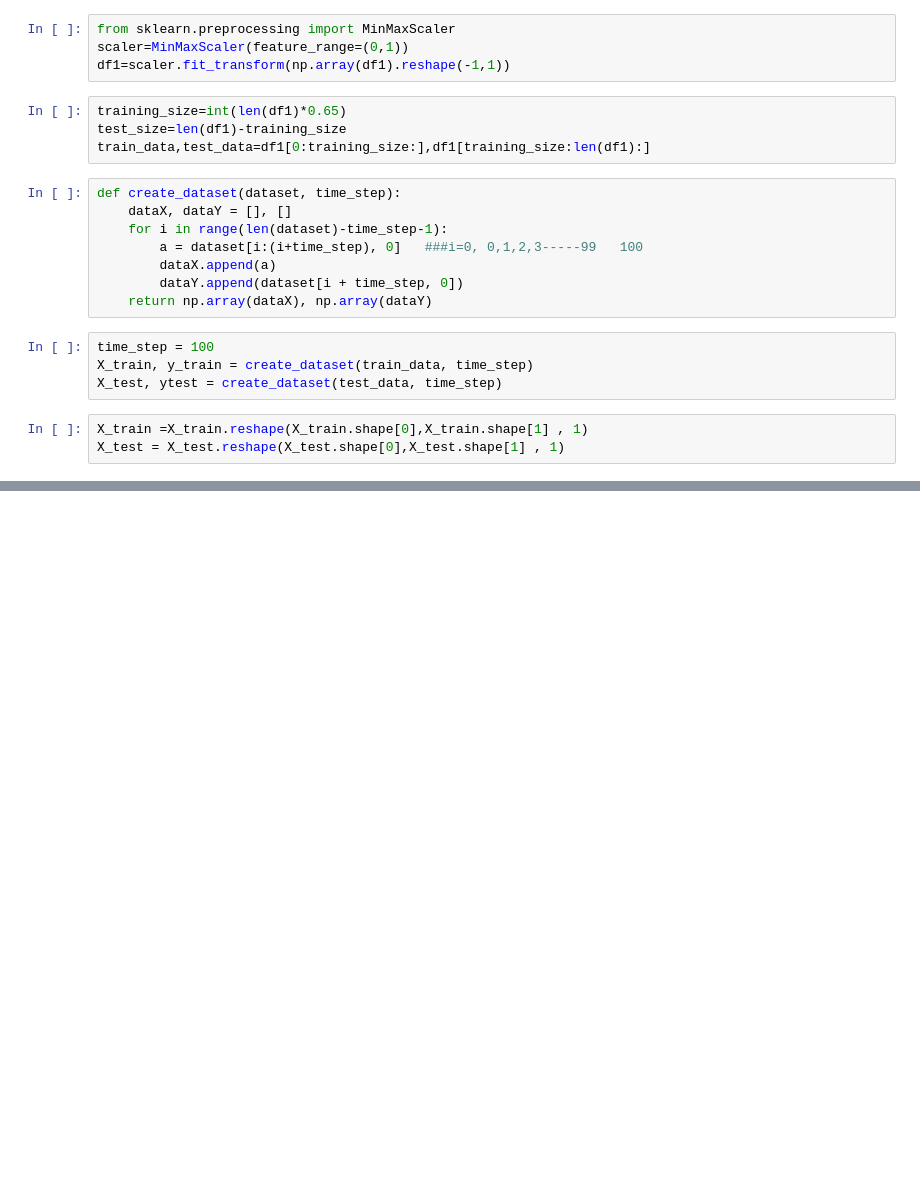
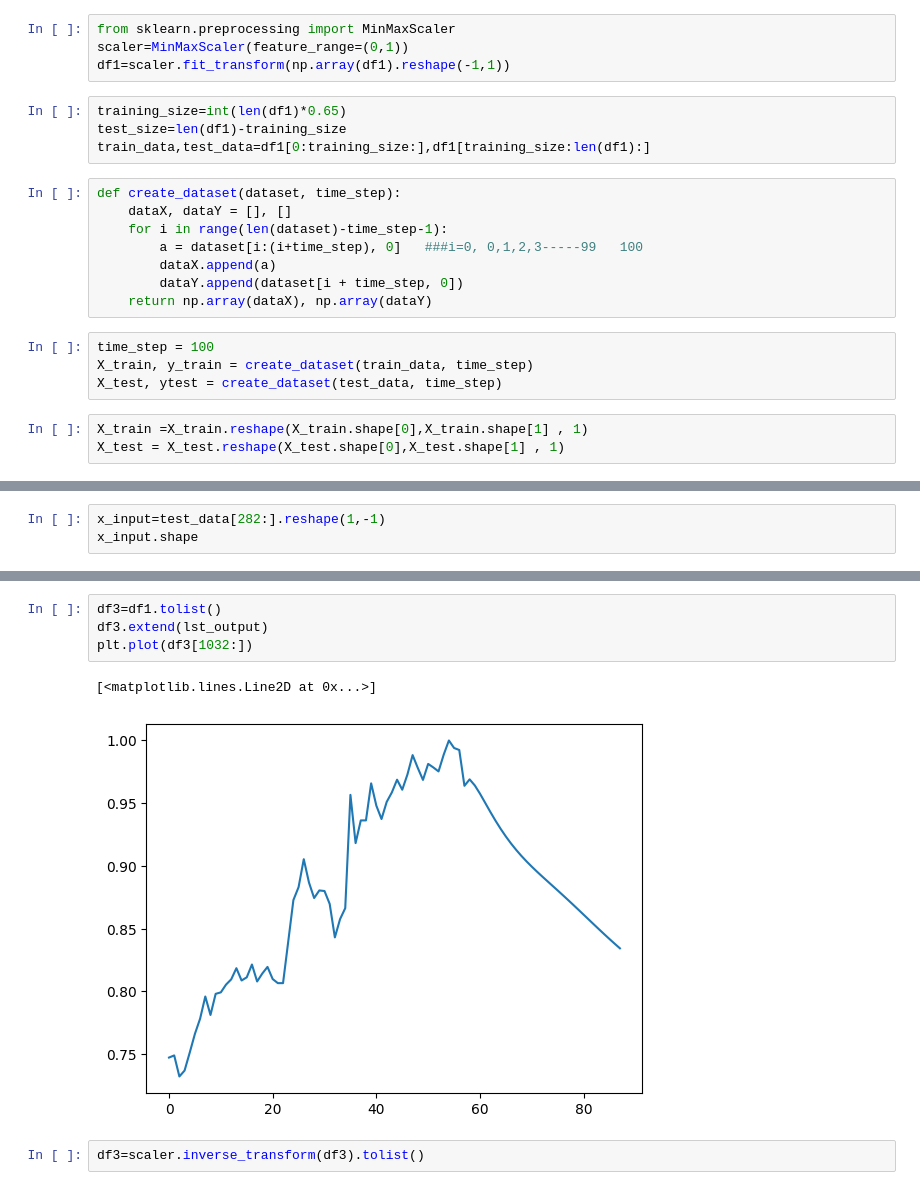
Before and after one commit to Vruk-afk/stock-prediction, a Jupyter notebook: Untitled-1.ipynb, the cells around one changed output, grey strips where cells are left out. Cells and saved outputs as stored; diff of their text form; blank space fills up the shorter version.

```diff
--- a/Untitled-1.ipynb
+++ b/Untitled-1.ipynb
@@ -88,0 +133,3 @@ Epoch 100/100
+# %%
+x_input=test_data[282:].reshape(1,-1)
+x_input.shape
@@ -88,0 +226,9 @@ Epoch 100/100
+# %%
+df3=df1.tolist()
+df3.extend(lst_output)
+plt.plot(df3[1032:])
+# %% [output]
+[<matplotlib.lines.Line2D at 0x...>]
+[figure, added]
+# %%
+df3=scaler.inverse_transform(df3).tolist()
```
Also changed, not shown: parts of 23 cells of this notebook, 3 other files.
